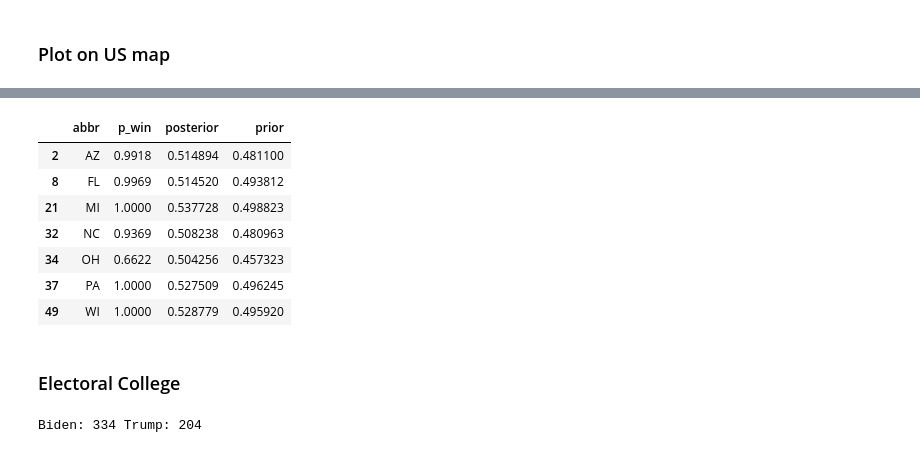
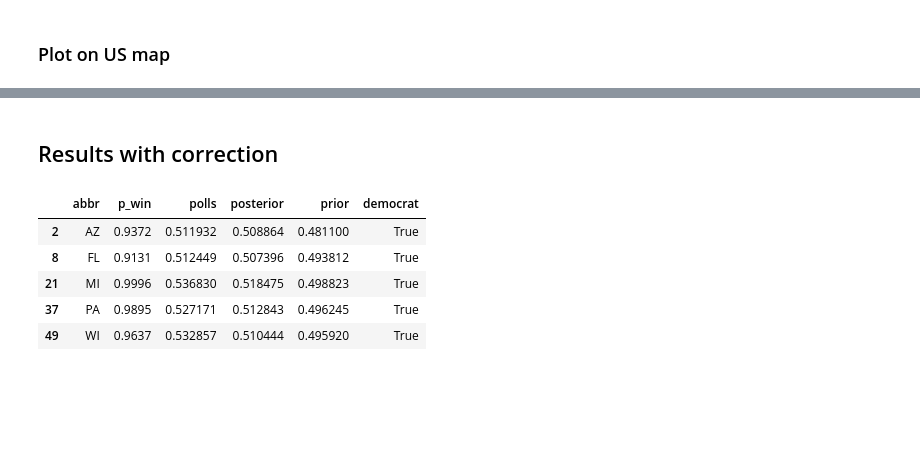
Before and after one commit to ratish-dalvi/election-forecasting, a Jupyter notebook: src/Election Forecast.ipynb, the cells around one changed output, grey strips where cells are left out. Cells and saved outputs as stored; diff of their text form; code cells hidden in the pictures; blank space fills up the shorter version.

```diff
--- a/src/Election Forecast.ipynb
+++ b/src/Election Forecast.ipynb
@@ -84,0 +162,3 @@ WY Prior: 0.243  Polls: 0.284  P_win: 0.00
+# %%
+trace_regular = train_model(apply_pollster_bias_correction=False)
+trace_correction = train_model(apply_pollster_bias_correction=True)
@@ -85,13 +178,23 @@ WY Prior: 0.243  Polls: 0.284  P_win: 0.00
 # %%
-import pandas as pd
+def compile_results(trace):
+    ff = []
+    for state in states:
+        samples = trace.get_values('p_%s' % state.abbr)
+        ff.append({
+            "abbr": state.abbr,
+            "prior": state.get_dem_share(2016),
+            "posterior": samples.mean(),
+            "polls": state.get_weighted_average_poll_dem_share(2),
+            "p_win": (samples > 0.5).mean()
+        })
+    df_results = pd.DataFrame(ff)
+    df_results['democrat'] = (df_results.posterior >= 0.5)
 
-ff = []
-for state in states:
-    samples = trace.get_values('p_%s' % state.abbr)
-    ff.append({
-        "abbr": state.abbr,
-        "prior": state.get_dem_share(2016),
-        "posterior": samples.mean(),
-        "p_win": (samples > 0.5).mean()
-    })
-df_results = pd.DataFrame(ff)
+    # Compute total electoral vote
+    df_electoral = pd.read_csv("../data/electoral_college.csv").set_index('abbr')
+    dem_states = df_results[df_results['democrat']].abbr.tolist()
+    rep_states = df_results[~df_results['democrat']].abbr.tolist()
+
+    dem, rep = df_electoral.loc[dem_states].votes.sum(), df_electoral.loc[rep_states].votes.sum()
+
+    return df_results, (dem, rep)
@@ -128,26 +251,12 @@ fig.show()
+# %% [markdown]
+## Results with correction
 # %%
-df_results[(df_results.prior < 0.5) & (df_results.posterior >= 0.5)]
+df_results_correction, (elect_dem, elect_rep) = compile_results(trace_correction)
+df_results_correction[(df_results_correction.prior < 0.5) & (df_results_correction.posterior >= 0.5)]
 # %% [output]
-|  | abbr | p_win | posterior | prior |
-| 2 | AZ | 0.9918 | 0.514894 | 0.481100 |
-| 8 | FL | 0.9969 | 0.514520 | 0.493812 |
-| 21 | MI | 1.0000 | 0.537728 | 0.498823 |
-| 32 | NC | 0.9369 | 0.508238 | 0.480963 |
-| 34 | OH | 0.6622 | 0.504256 | 0.457323 |
-| 37 | PA | 1.0000 | 0.527509 | 0.496245 |
-| 49 | WI | 1.0000 | 0.528779 | 0.495920 |
+|  | abbr | p_win | polls | posterior | prior | democrat |
+| 2 | AZ | 0.9372 | 0.511932 | 0.508864 | 0.481100 | True |
+| 8 | FL | 0.9131 | 0.512449 | 0.507396 | 0.493812 | True |
+| 21 | MI | 0.9996 | 0.536830 | 0.518475 | 0.498823 | True |
+| 37 | PA | 0.9895 | 0.527171 | 0.512843 | 0.496245 | True |
+| 49 | WI | 0.9637 | 0.532857 | 0.510444 | 0.495920 | True |
-# %% [markdown]
-### Electoral College
-# %%
-import os
-df = pd.read_csv("../data/electoral_college.csv").set_index('abbr')
-
-df_results['democrat'] = (df_results.posterior >= 0.505)
-dem_states = df_results[df_results['democrat']].abbr.tolist()
-rep_states = df_results[~df_results['democrat']].abbr.tolist()
-
-total_dem = df.loc[dem_states].votes.sum()
-total_rep = df.loc[rep_states].votes.sum()
-print("Biden: %d Trump: %d" % (total_dem, total_rep))
-# %% [output]
-Biden: 334 Trump: 204
```
Also changed, not shown: parts of 26 cells of this notebook, 2 other files.
